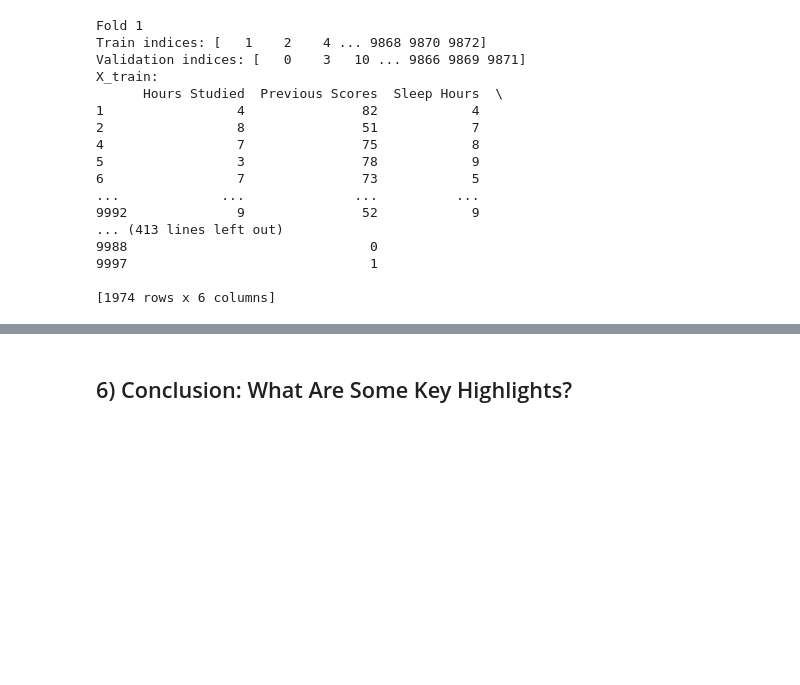
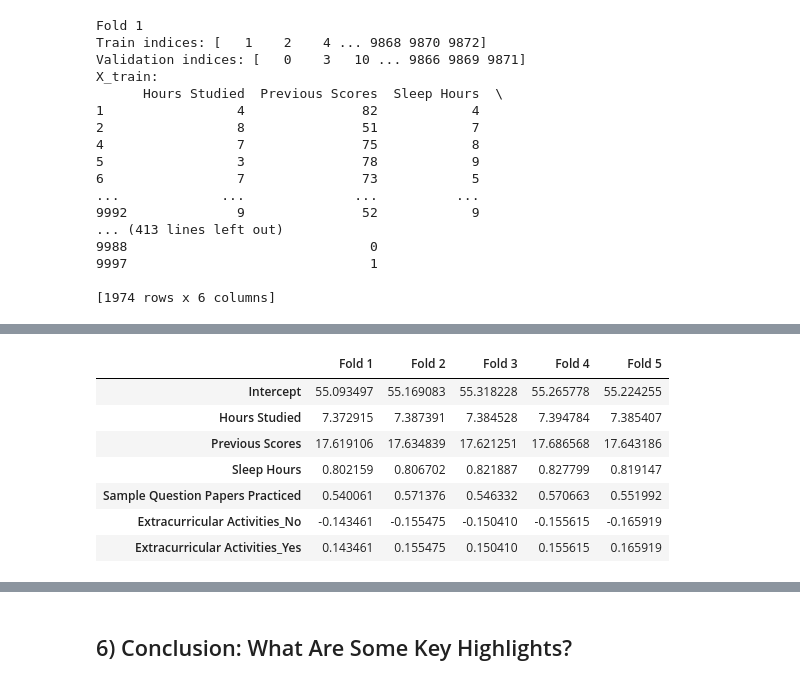
Before and after one commit to add0794/ordinary-least-squares-gradient-descent, a Jupyter notebook: jupyter.ipynb, the cells around one changed output, grey strips where cells are left out. Cells and saved outputs as stored; diff of their text form; code cells hidden in the pictures; blank space fills up the shorter version.

```diff
--- a/jupyter.ipynb
+++ b/jupyter.ipynb
@@ -1230,0 +1231,12 @@ Loss on Fold 5: 4.206619337665424
+# %%
+for
+    comparison[f'Fold {i+1}'] = beta_series
+# %% [output]
+|  | Fold 1 | Fold 2 | Fold 3 | Fold 4 | Fold 5 |
+| Intercept | 55.093497 | 55.169083 | 55.318228 | 55.265778 | 55.224255 |
+| Hours Studied | 7.372915 | 7.387391 | 7.384528 | 7.394784 | 7.385407 |
+| Previous Scores | 17.619106 | 17.634839 | 17.621251 | 17.686568 | 17.643186 |
+| Sleep Hours | 0.802159 | 0.806702 | 0.821887 | 0.827799 | 0.819147 |
+| Sample Question Papers Practiced | 0.540061 | 0.571376 | 0.546332 | 0.570663 | 0.551992 |
+| Extracurricular Activities_No | -0.143461 | -0.155475 | -0.150410 | -0.155615 | -0.165919 |
+| Extracurricular Activities_Yes | 0.143461 | 0.155475 | 0.150410 | 0.155615 | 0.165919 |
```
Also changed, not shown: parts of 20 cells of this notebook, 1 other file.
